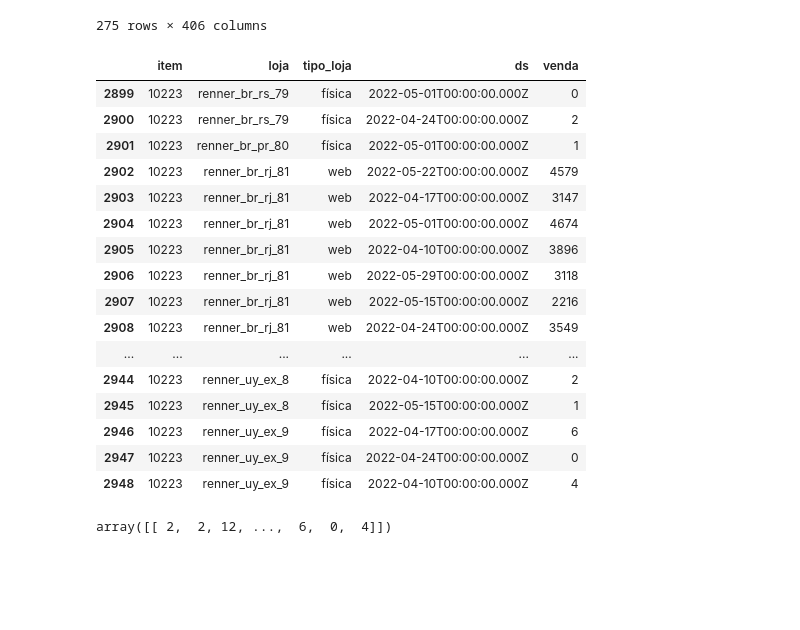
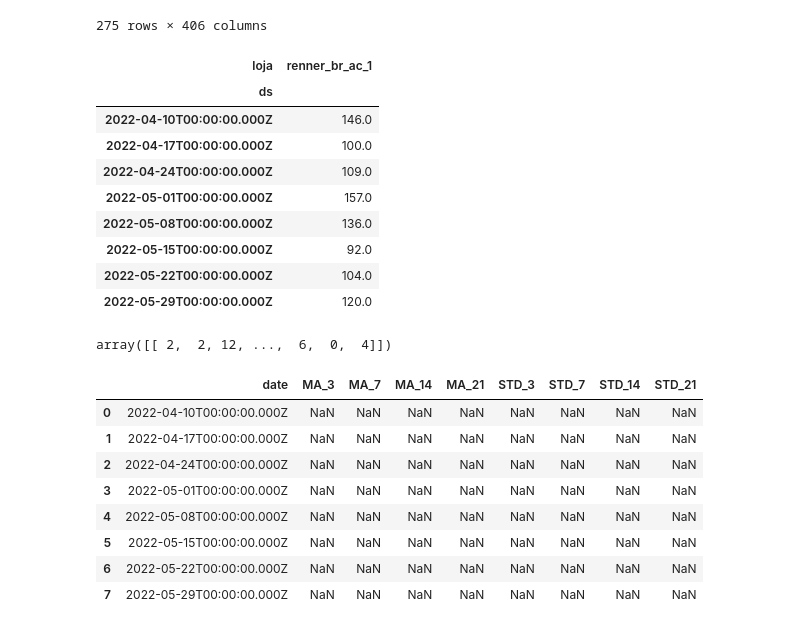
Before and after one commit to cristianomm/PUCRS, a Jupyter notebook: 98H05-04 - Aprendizado Supervisionado/TF/explore.ipynb, the cells around one changed output. Cells and saved outputs as stored; diff of their text form; code cells hidden in the pictures; blank space fills up the shorter version.

```diff
--- a/98H05-04 - Aprendizado Supervisionado/TF/explore.ipynb
+++ b/98H05-04 - Aprendizado Supervisionado/TF/explore.ipynb
@@ -75,23 +76,3 @@ train.pivot(index='ds', columns='loja', values='venda').fillna(0)
 | 2022-03-27T00:00:00.000Z | 8.0 | 8.0 | 4.0 | 2.0 | 92.0 | 123.0 | ... |
 | 2022-04-03T00:00:00.000Z | 3.0 | 9.0 | 3.0 | 7.0 | 121.0 | 144.0 | ... |
 275 rows × 406 columns
-# %%
-test.tail(50)
-# %% [output]
-|  | item | loja | tipo_loja | ds | venda |
-| 2899 | 10223 | renner_br_rs_79 | física | 2022-05-01T00:00:00.000Z | 0 |
-| 2900 | 10223 | renner_br_rs_79 | física | 2022-04-24T00:00:00.000Z | 2 |
-| 2901 | 10223 | renner_br_pr_80 | física | 2022-05-01T00:00:00.000Z | 1 |
-| 2902 | 10223 | renner_br_rj_81 | web | 2022-05-22T00:00:00.000Z | 4579 |
-| 2903 | 10223 | renner_br_rj_81 | web | 2022-04-17T00:00:00.000Z | 3147 |
-| 2904 | 10223 | renner_br_rj_81 | web | 2022-05-01T00:00:00.000Z | 4674 |
-| 2905 | 10223 | renner_br_rj_81 | web | 2022-04-10T00:00:00.000Z | 3896 |
-| 2906 | 10223 | renner_br_rj_81 | web | 2022-05-29T00:00:00.000Z | 3118 |
-| 2907 | 10223 | renner_br_rj_81 | web | 2022-05-15T00:00:00.000Z | 2216 |
-| 2908 | 10223 | renner_br_rj_81 | web | 2022-04-24T00:00:00.000Z | 3549 |
-| ... | ... | ... | ... | ... | ... |
-| 2944 | 10223 | renner_uy_ex_8 | física | 2022-04-10T00:00:00.000Z | 2 |
-| 2945 | 10223 | renner_uy_ex_8 | física | 2022-05-15T00:00:00.000Z | 1 |
-| 2946 | 10223 | renner_uy_ex_9 | física | 2022-04-17T00:00:00.000Z | 6 |
-| 2947 | 10223 | renner_uy_ex_9 | física | 2022-04-24T00:00:00.000Z | 0 |
-| 2948 | 10223 | renner_uy_ex_9 | física | 2022-04-10T00:00:00.000Z | 4 |
@@ -113,4 +116,36 @@ adjust_data(test)
+# %%
+
+
+temp = test.pivot(index='ds', columns='loja', values='venda').fillna(0)
+temp
+
+
+column = 'renner_br_ac_1'
+temp[[column]]
+# %% [output]
+| loja | renner_br_ac_1 |
+| ds |  |
+| 2022-04-10T00:00:00.000Z | 146.0 |
+| 2022-04-17T00:00:00.000Z | 100.0 |
+| 2022-04-24T00:00:00.000Z | 109.0 |
+| 2022-05-01T00:00:00.000Z | 157.0 |
+| 2022-05-08T00:00:00.000Z | 136.0 |
+| 2022-05-15T00:00:00.000Z | 92.0 |
+| 2022-05-22T00:00:00.000Z | 104.0 |
+| 2022-05-29T00:00:00.000Z | 120.0 |
 # %%
 test['venda'].values.reshape(-1,1).reshape(1,-1)
 # %% [output]
 array([[ 2,  2, 12, ...,  6,  0,  4]])
+# %%
+create_features(temp, column)
+# %% [output]
+|  | date | MA_3 | MA_7 | MA_14 | MA_21 | STD_3 | STD_7 | STD_14 | STD_21 |
+| 0 | 2022-04-10T00:00:00.000Z | NaN | NaN | NaN | NaN | NaN | NaN | NaN | NaN |
+| 1 | 2022-04-17T00:00:00.000Z | NaN | NaN | NaN | NaN | NaN | NaN | NaN | NaN |
+| 2 | 2022-04-24T00:00:00.000Z | NaN | NaN | NaN | NaN | NaN | NaN | NaN | NaN |
+| 3 | 2022-05-01T00:00:00.000Z | NaN | NaN | NaN | NaN | NaN | NaN | NaN | NaN |
+| 4 | 2022-05-08T00:00:00.000Z | NaN | NaN | NaN | NaN | NaN | NaN | NaN | NaN |
+| 5 | 2022-05-15T00:00:00.000Z | NaN | NaN | NaN | NaN | NaN | NaN | NaN | NaN |
+| 6 | 2022-05-22T00:00:00.000Z | NaN | NaN | NaN | NaN | NaN | NaN | NaN | NaN |
+| 7 | 2022-05-29T00:00:00.000Z | NaN | NaN | NaN | NaN | NaN | NaN | NaN | NaN |
```
Also changed, not shown: parts of 7 cells of this notebook.
